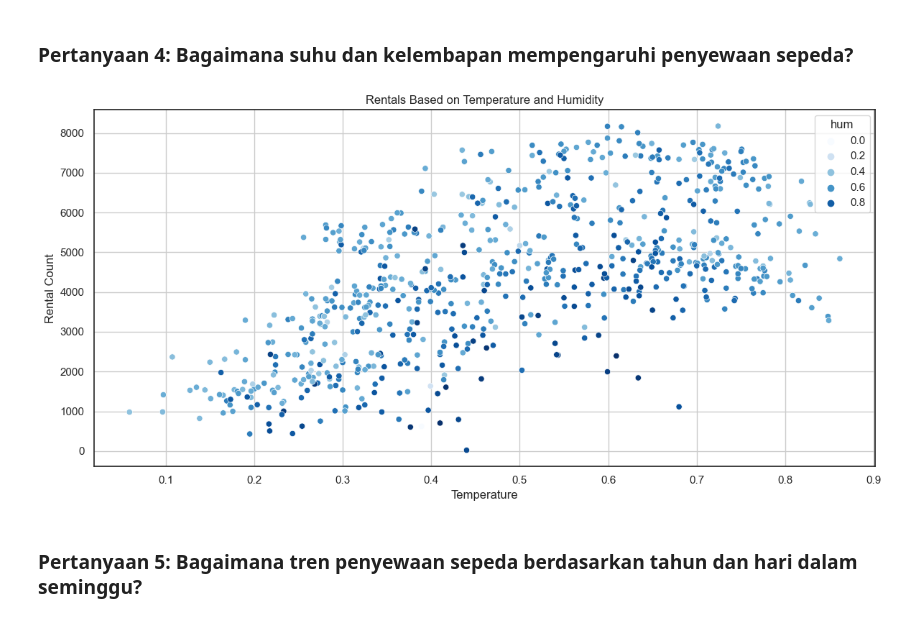
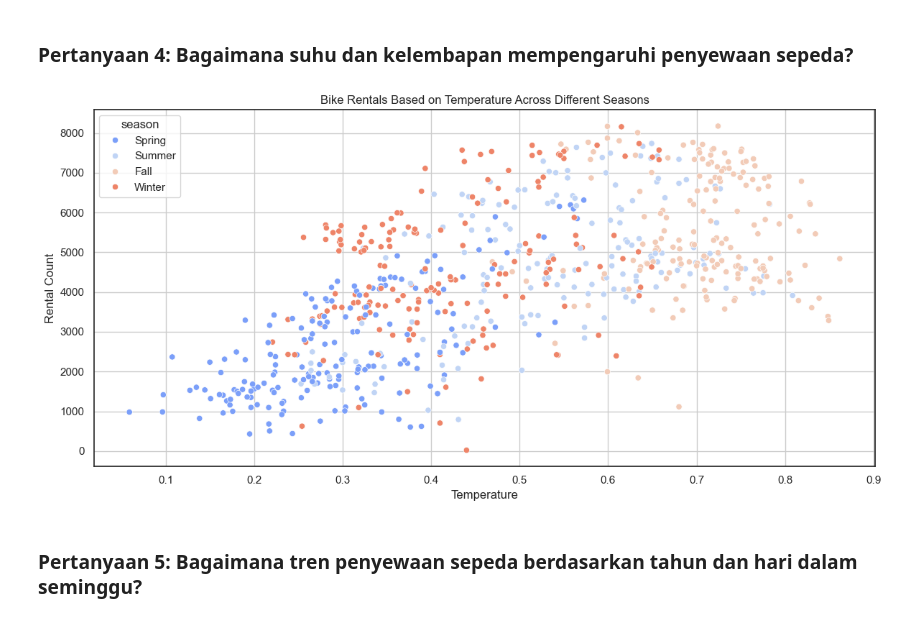
Before and after one commit to Maoelan/bike-sharing-data-analysis, a Jupyter notebook: Proyek_Analisis_Data.ipynb, the cells around one changed output. Cells and saved outputs as stored; diff of their text form; code cells hidden in the pictures.

```diff
--- a/Proyek_Analisis_Data.ipynb
+++ b/Proyek_Analisis_Data.ipynb
@@ -605,16 +585,18 @@ plt.show()
 # %% [markdown]
 ### Pertanyaan 4: Bagaimana suhu dan kelembapan mempengaruhi penyewaan sepeda?
 # %%
+day_df['season'] = day_df['season'].map(season_map)
+
 plt.figure(figsize=(12, 6))
-sns.scatterplot(data=day_df, x='temp', y='cnt', hue='hum', palette='Blues', alpha=1)
-plt.title('Rentals Based on Temperature and Humidity')
+sns.scatterplot(data=day_df, x='temp', y='cnt', hue='season', palette='coolwarm', alpha=1)
+plt.title('Bike Rentals Based on Temperature Across Different Seasons')
 plt.xlabel('Temperature')
 plt.ylabel('Rental Count')
 plt.grid(True)
 plt.tight_layout()
 plt.show()
 # %% [output]
-[figure, old version]
+[figure, new version]
 # %% [markdown]
 ### Pertanyaan 5: Bagaimana tren penyewaan sepeda berdasarkan tahun dan hari dalam seminggu?
 # %%
```
Also changed, not shown: parts of 9 cells of this notebook.
